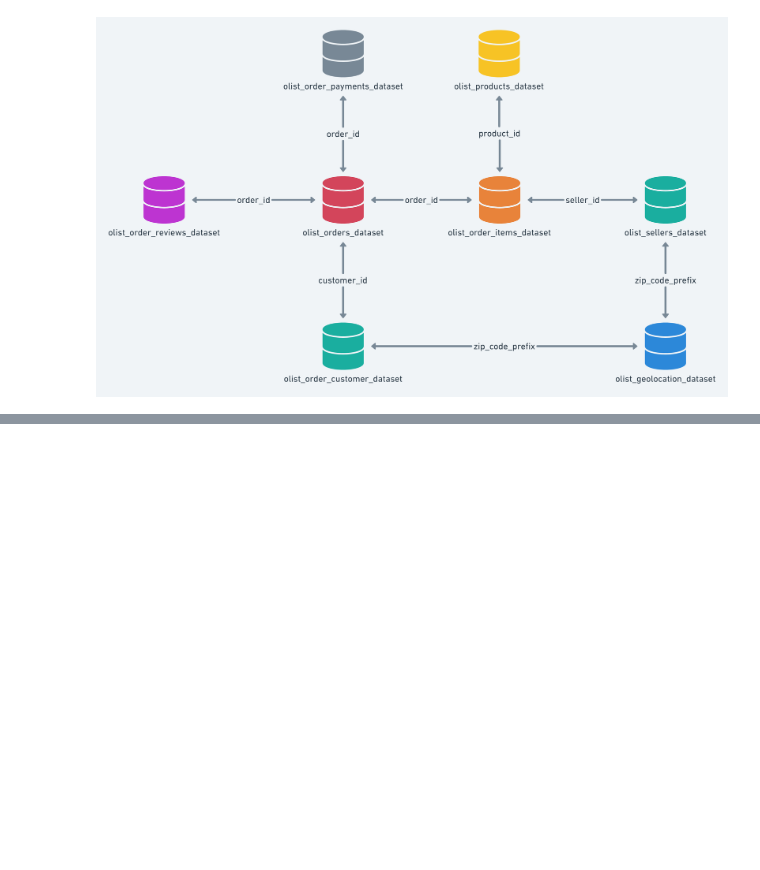
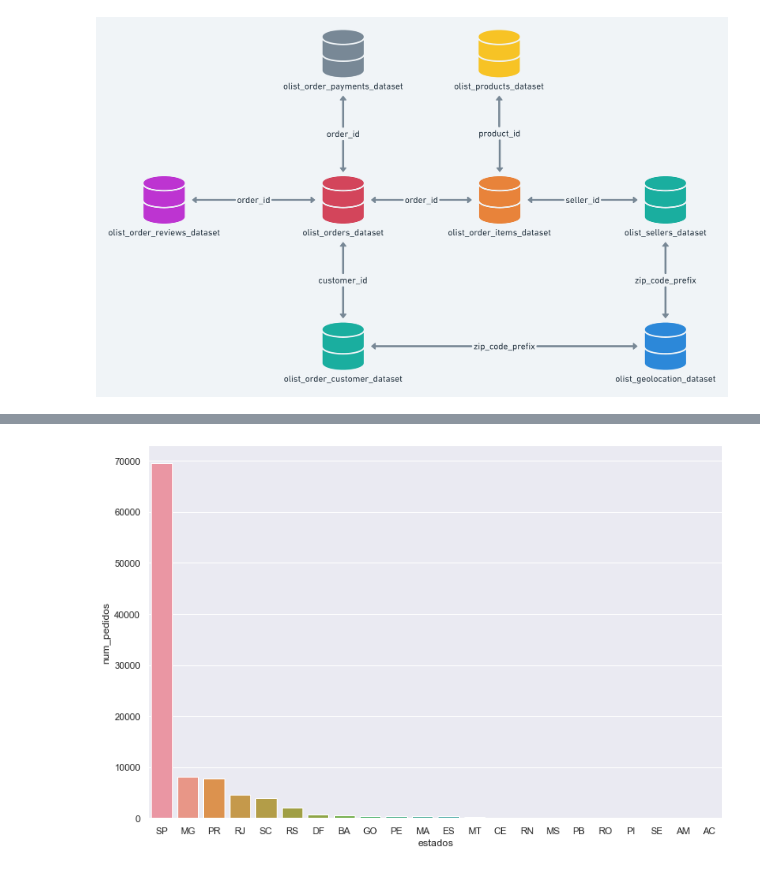
Before and after one commit to deborabmfreitas/projeto-sql, a Jupyter notebook: project.ipynb, the cells around one changed output, grey strips where cells are left out. Cells and saved outputs as stored; diff of their text form; code cells hidden in the pictures; blank space fills up the shorter version.

```diff
--- a/project.ipynb
+++ b/project.ipynb
@@ -209,0 +258,18 @@ sns.countplot(data=customers, x='customer_state')
+# %%
+query = """
+        SELECT g.geolocation_state AS estados, COUNT(DISTINCT o.order_id) AS num_pedidos
+
+        FROM olist_orders o
+        INNER JOIN olist_order_items oi ON o.order_id = oi.order_id
+        INNER JOIN olist_sellers s ON oi.seller_id = s.seller_id
+        INNER JOIN olist_geolocation g ON s.seller_zip_code_prefix = g.geolocation_zip_code_prefix
+
+        GROUP BY g.geolocation_state
+
+        ORDER BY num_pedidos DESC
+
+        LIMIT 1000;
+        """
+
+order_states = pd.read_sql(query, con=conn)
+order_states
@@ -209,0 +294,7 @@ sns.countplot(data=customers, x='customer_state')
+# %%
+fig = plt.figure(figsize=(12, 8))
+sns.set(style="darkgrid")
+sns.barplot(x = 'estados', y = 'num_pedidos', data=order_states, errorbar='sd')
+plt.show()
+# %% [output]
+[figure, added]
```
Also changed, not shown: parts of 32 cells of this notebook.
